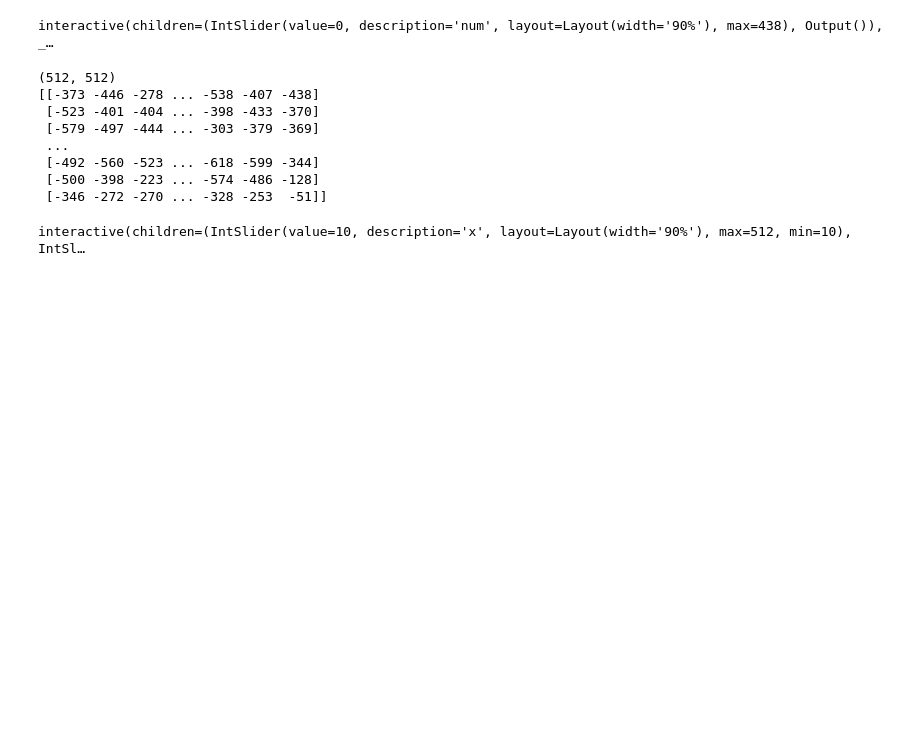
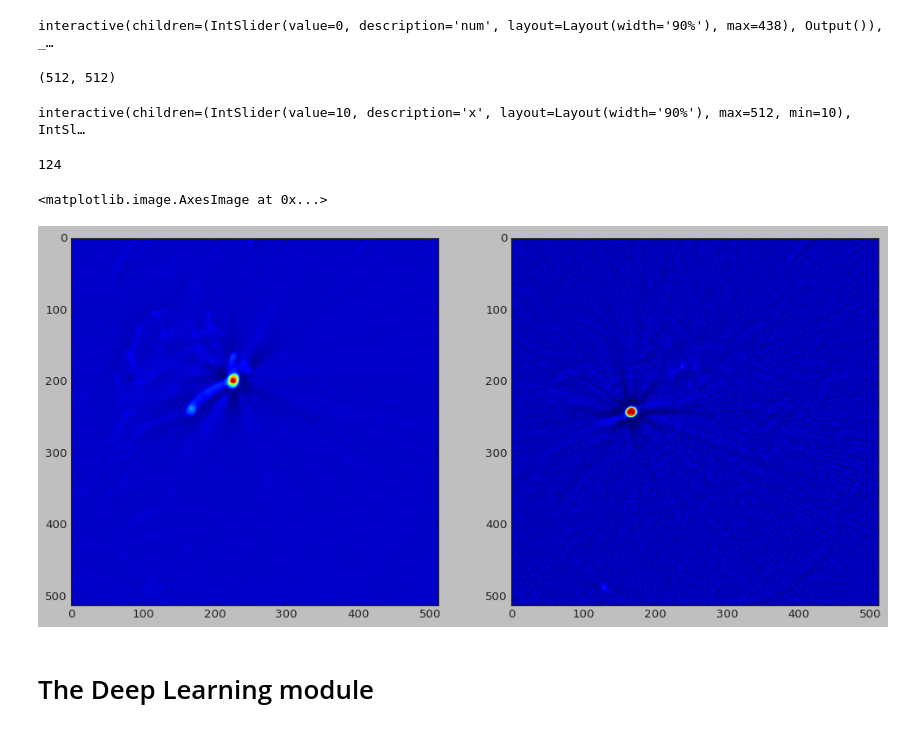
Before and after one commit to amer/2DUnet, a Jupyter notebook: inspect_aneurysm_data.ipynb, the cells around one changed output. Saved outputs shown, nothing was run; the diff lists cells and outputs as text; code cells hidden in the pictures; blank space fills up the shorter version.

```diff
--- a/inspect_aneurysm_data.ipynb
+++ b/inspect_aneurysm_data.ipynb
@@ -162,16 +183,9 @@ tensor = dicom_as_tensor(3)[0]
 # w = 200 # window1
 # m = 1 # stried
 print(np.shape(tensor))
-print(tensor[m:m+w,m:m+w])
+#print(tensor[m:m+w,m:m+w])
 # plt.figure(figsize=(8,8))
 # pylab.imshow(tensor,cmap=pylab.cm.bone)
 # %% [output]
 (512, 512)
-[[-373 -446 -278 ... -538 -407 -438]
- [-523 -401 -404 ... -398 -433 -370]
- [-579 -497 -444 ... -303 -379 -369]
- ...
- [-492 -560 -523 ... -618 -599 -344]
- [-500 -398 -223 ... -574 -486 -128]
- [-346 -272 -270 ... -328 -253  -51]]
 # %%
@@ -199,0 +215,37 @@ interactive(children=(IntSlider(value=10, description='x', layout=Layout(width='
+# %%
+mask_tensor = mask_as_tensor(10)
+
+# Observation: In the most if not all of the dicom files
+# labels are missing for the first slices even the artery is clearly there
+# This function returns from which slice the leabling started
+# For mask #6 = 54
+# For mask #10 = 124
+# Every mask before this number is misleading
+# @tensor (512x512)
+def get_first_nonempty_slice_index(tensor):
+    last = np.shape(tensor)[0]
+    for i in range(0,last):
+        max_val = np.max(tensor[i])
+        if max_val > 0:
+            return i
+
+get_first_nonempty_slice_index(mask_tensor)
+# %% [output]
+124
+# %%
+# Slices sum
+slice_index = 120 # First slice
+slices_to_sum = 100 # Starting from the slice number slice_index
+
+slice_ = np.sum(dicom_as_tensor(3)[slice_index:slice_index+slices_to_sum],axis=0)
+
+f = plt.figure(figsize=(15,10))
+f.add_subplot(1,2, 1)
+plt.imshow(slice_)
+f.add_subplot(1,2, 2)
+plt.imshow(dicom_as_tensor(3)[slice_index])
+# %% [output]
+<matplotlib.image.AxesImage at 0x...>
+[figure, added]
+# %% [markdown]
+# The Deep Learning module
```
Also changed, not shown: parts of 25 cells of this notebook.
